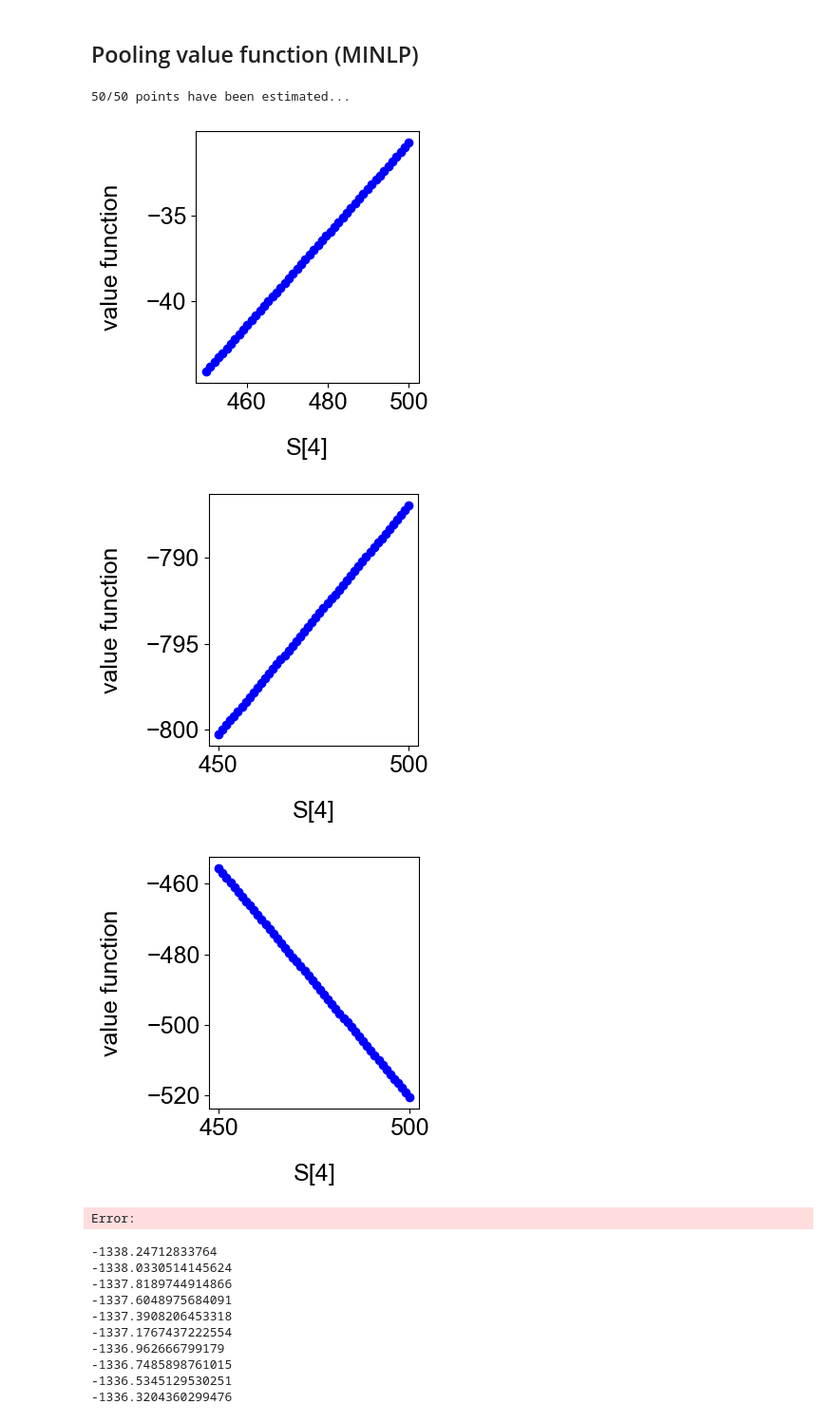
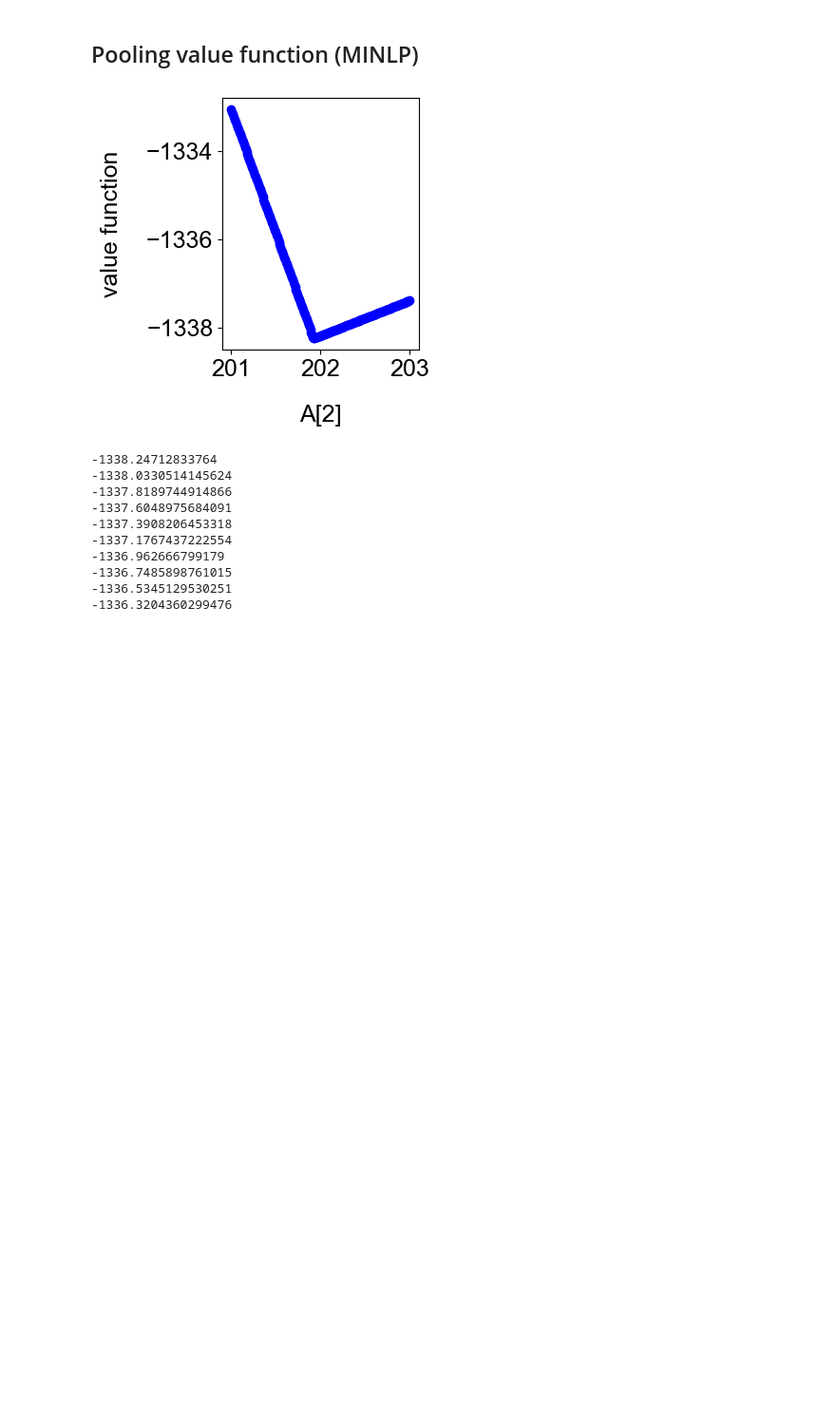
Before and after one commit to yship1002/decomp, a Jupyter notebook: graphing/geometry.ipynb, the cells around one changed output. Shown at 95% size. Drawn from its saved outputs; the diff is of its cells as text; code cells hidden in the pictures; blank space fills up the shorter version.

Commit message:
add more data pts to value function visualization

```diff
--- a/graphing/geometry.ipynb
+++ b/graphing/geometry.ipynb
@@ -204,43 +204,37 @@ pooling_obj=-1338.2471283376406
 pooling_sol = {
     'A[1]': 300.0, 'A[2]': 201.92127476313524, 'A[3]': 0.0, 'A[4]': 0.0, 'A[5]': 245.18105081826008,
     'S[1]': 247.10232558139526, 'S[2]': 0.0, 'S[3]': 0.0, 'S[4]': 500.0
 }
 
 pooling_y_bound = {
     'A[1]': [0, 300], 'A[2]': [0, 250], 'A[3]': [0, 0], 'A[4]': [0, 0], 'A[5]': [0, 300],
     'S[1]': [0, 400], 'S[2]': [0, 0], 'S[3]': [0, 0], 'S[4]': [0, 500]
 }
 sto_m = const_model()
 m = CaoZavalaModel.from_sto_m(sto_m)
 m.build()
 binary_ys = ['lambd[1]', 'lambd[2]', 'lambd[3]', 'lambd[4]', 'lambd[5]', 'theta[1]', 'theta[2]', 'theta[3]', 'theta[4]']
 binary_y_val = {y: 0 for y in binary_ys}
 binary_y_val['lambd[1]'] = 1
 binary_y_val['lambd[2]'] = 1
 binary_y_val['lambd[5]'] = 1
 binary_y_val['theta[1]'] = 1
 binary_y_val['theta[4]'] = 1
 m.fix_binary_y(binary_y_val)
 
 alg=CaoZavalaAlgo(m,solver="baron")
 #convergence_analysis(alg,pooling_sol,pooling_obj,start=-5,stop=0,steps=6,name="Pooling")
 v_f= ValueFunction(m,solver="baron")
 # v_f.calc_2D(idx_1="A[5]", idx_2="S[1]",y_val_fix=pooling_sol,
 #                 interval_1= [245,246],interval_2=[245,250], step = 30)
 # v_f.plot_2D()
-v_f.calc_1D(idx="S[4]", y_val_fix=pooling_sol,
-                interval= [450,500], step = 50)
-v_f.plot_1D(s=1)
-v_f.plot_1D(s=2)
-v_f.plot_1D(s=3)
+v_f.calc_1D(idx="A[2]", y_val_fix=pooling_sol,
+                interval= [201,203], step = 20)
+v_f.plot_1D()
 
 # get_critical_width(alg,pooling_sol,k=10**(0.20536373031357635),abs_epsilon=abs(pooling_obj*0.003))
 # %% [output]
-50/50 points have been estimated...
-[figure, old version]
+[figure, new version]
-[figure, removed]
-[figure, removed]
-Error:
 # %%
 from NSPLIB.src.instances.pooling_contract_selection.pooling import const_model
 # Constants
```
Also changed, not shown: 5 other files.
